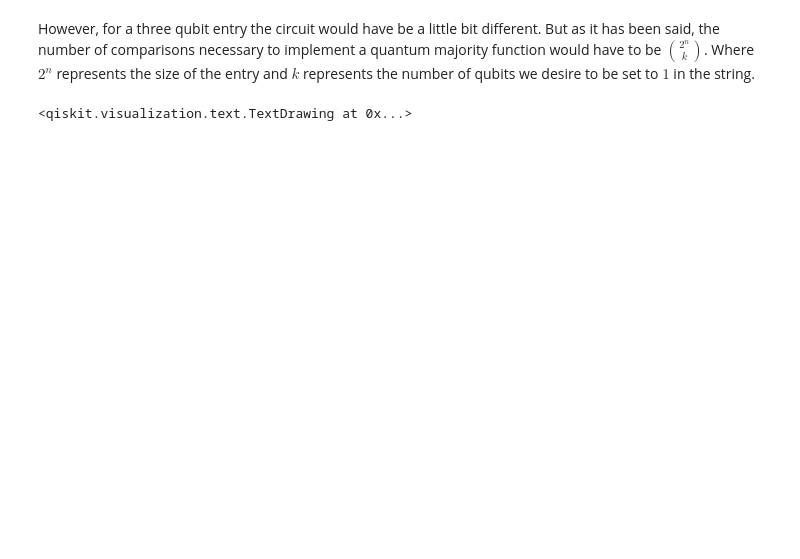
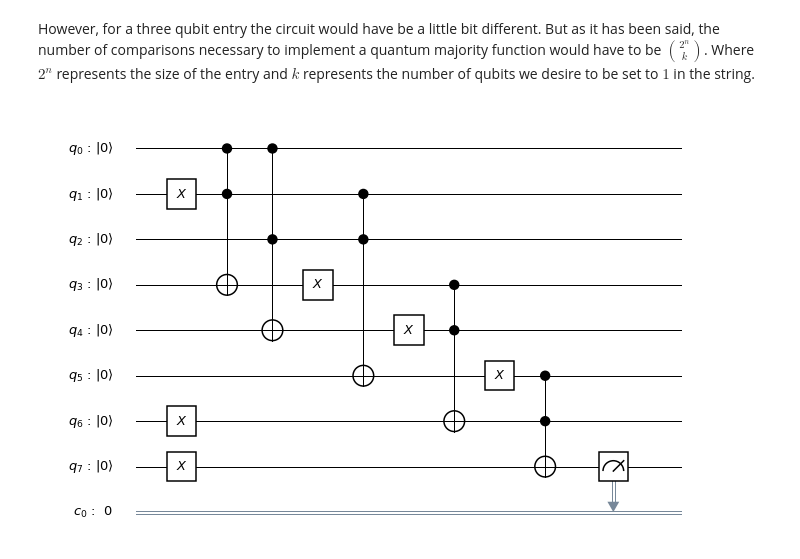
Before and after one commit to IsmaelCesar/am-cq, a Jupyter notebook: quantum_bnn/quantum_bnn.ipynb, the cells around one changed output. Drawn from its saved outputs; the diff is of its cells as text; code cells hidden in the pictures; blank space fills up the shorter version.

```diff
--- a/quantum_bnn/quantum_bnn.ipynb
+++ b/quantum_bnn/quantum_bnn.ipynb
@@ -100,32 +113,39 @@ n_ancila = n_input+2
 
 qub = QuantumRegister(n_input+n_ancila,'q')
 cb = ClassicalRegister(1,'c')
 qc = QuantumCircuit(qub,cb)
+
+# Entry string of 111 results in 1
+# qc.x(qub[0])
+qc.x(qub[1])
+# qc.x(qub[2])
 
 # Making the AND gate comparisons
 # Given the entry |xyz>|00000>
 # Making |xyz>|(x and y)0000>
 qc.ccx(qub[0],qub[1],qub[3])
 
 # Making |xyz>|(x and y)(x and z)000>
 qc.ccx(qub[0],qub[2],qub[4])
 # Making |xyz>|(x and y)(x and z)(y and z)00>
 qc.ccx(qub[1],qub[2],qub[5])
 
 # Aplying OR gate in the outputs of the previous applications
 qc.x(qub[3])
 qc.x(qub[4])
 qc.x(qub[5])
 # Setting OR qubits' ancilary gate to |1>
 qc.x(qub[6])
 qc.x(qub[7])
 
 # Making |xyz>|(x and y)(x and z)(y and z)((not (x and y)) and (not (x and z)))0>
 qc.ccx(qub[3],qub[4],qub[6])
 # Making |xyz>|(x and y)(x and z)(y and z)(not(not (x and y)) and (not (x and z)) and (not (y and z)))>
 # Resulting in (x and y)(x and z)(y and z)((x and y) or (x and z) or (y and z))
 qc.ccx(qub[5],qub[6],qub[7])
 
-qc.draw()
+qc.measure(qub[7],cb[0])
+
+qc.draw(output='mpl')
 # %% [output]
-<qiskit.visualization.text.TextDrawing at 0x...>
+[figure, added]
```
Also changed, not shown: parts of 4 cells of this notebook.
